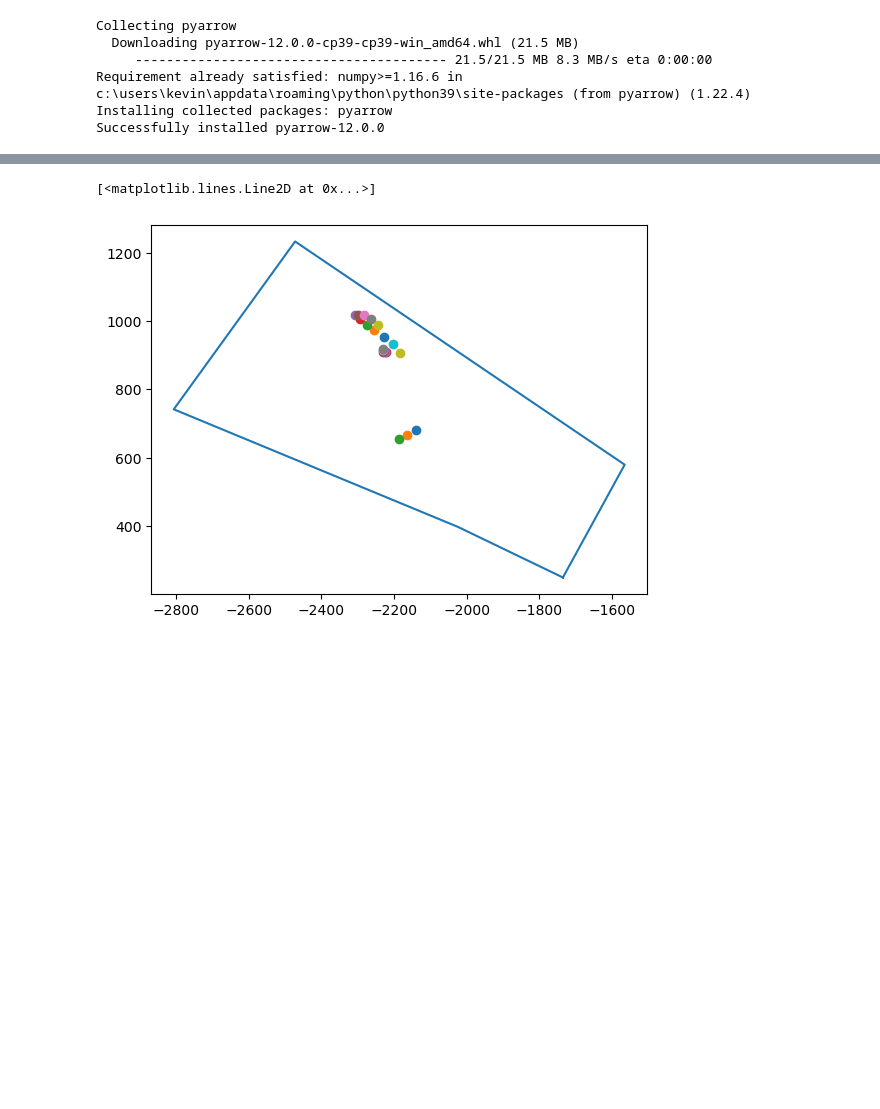
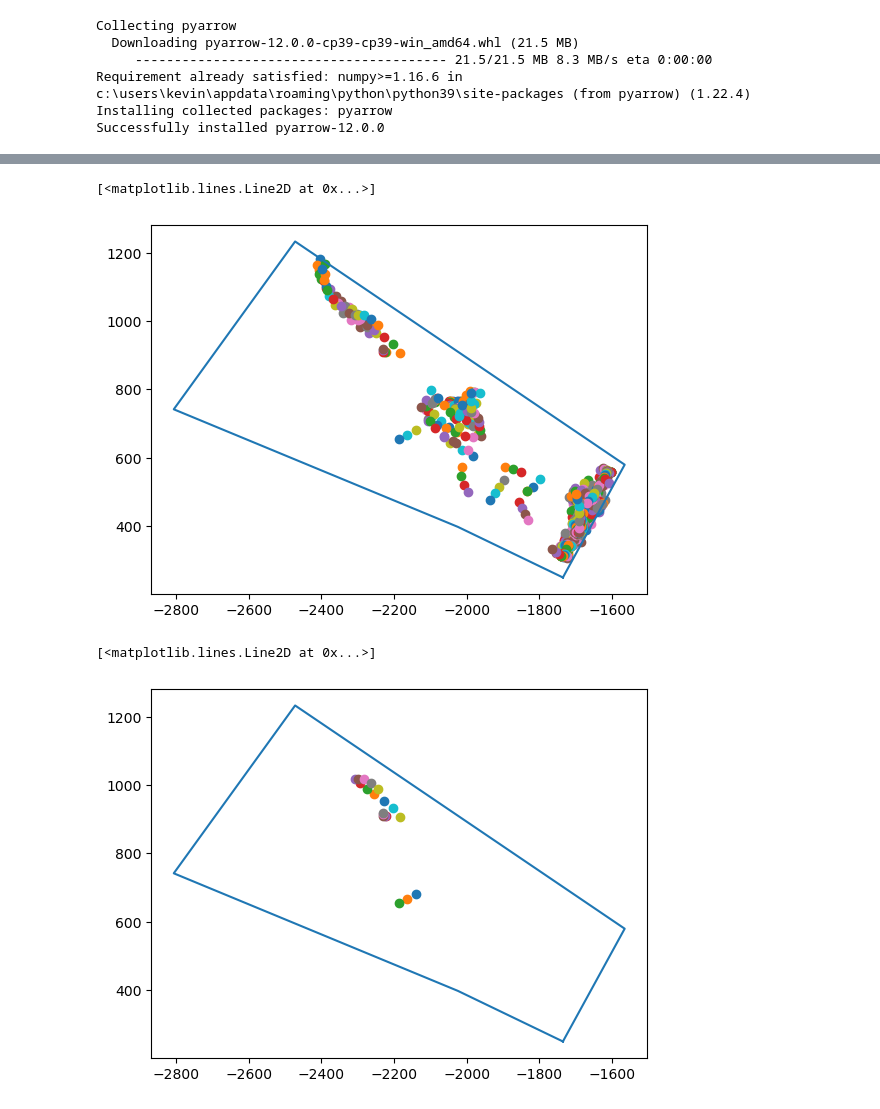
Before and after one commit to kevinawei/GeniusLeagueAssessment, a Jupyter notebook: GeniusLeague.ipynb, the cells around one changed output, grey strips where cells are left out. Drawn from its saved outputs; the diff is of its cells as text; code cells hidden in the pictures; blank space fills up the shorter version.

```diff
--- a/GeniusLeague.ipynb
+++ b/GeniusLeague.ipynb
@@ -52,21 +52,3 @@ p1 = ProcessGameState('game_state_frame_data.parquet') #name of file here
 boundary_points = [[-1735, 250], [-2024, 398], [-2806, 742], [-2472, 1233], [-1565, 580], [-1735, 250], [-1735, 250]]
 boundary = [((-1735, 250),(-2024,398)), ((-2024,398), (-2806, 742)),((-2806,742), (-2472, 1233)), ((-2472, 1233),(-1565, 580)), ((-1565, 580), (-1735,250))] #edges of boundary defined here
 rows = p1.getBoundaryRows(boundary)
-# %%
-coords = [] #all coords that fall within the specified boundary
-coordsT = [] #filtered to only include T side from the above coordinates
-
-for i in rows:
-    row = p1.df.iloc[i]
-    player = row['player']
-    team = row['team']
-    side = row['side']
-    isAlive = row['is_alive']
-    r = row['round_num']
-    area = row['area_name']
-    x, y= row['x'], row['y']
-    coords.append((x,y))
-
-    if team == "Team2" and side == 'T': # filtering for rows concerning Team2 on T side in the specified boundary
-        print(str(r) +" " +player) #print the player and round number
-        coordsT.append((x,y))
@@ -133,3 +120,16 @@ plt.plot(xs, ys)
+# %%
+xs = []
+ys = []
+for coord in coords: #scatter plot for all rows with coordinates in boundary
+    plt.scatter(coord[0], coord[1])
+for point in boundary_points: #showing the boundary
+    xs.append(point[0])
+    ys.append(point[1])
+
+plt.plot(xs, ys)
+# %% [output]
+[<matplotlib.lines.Line2D at 0x...>]
+[figure, added]
 # %%
 xs = []
 ys = []
```
Also changed, not shown: parts of 9 cells of this notebook, 2 other files.
